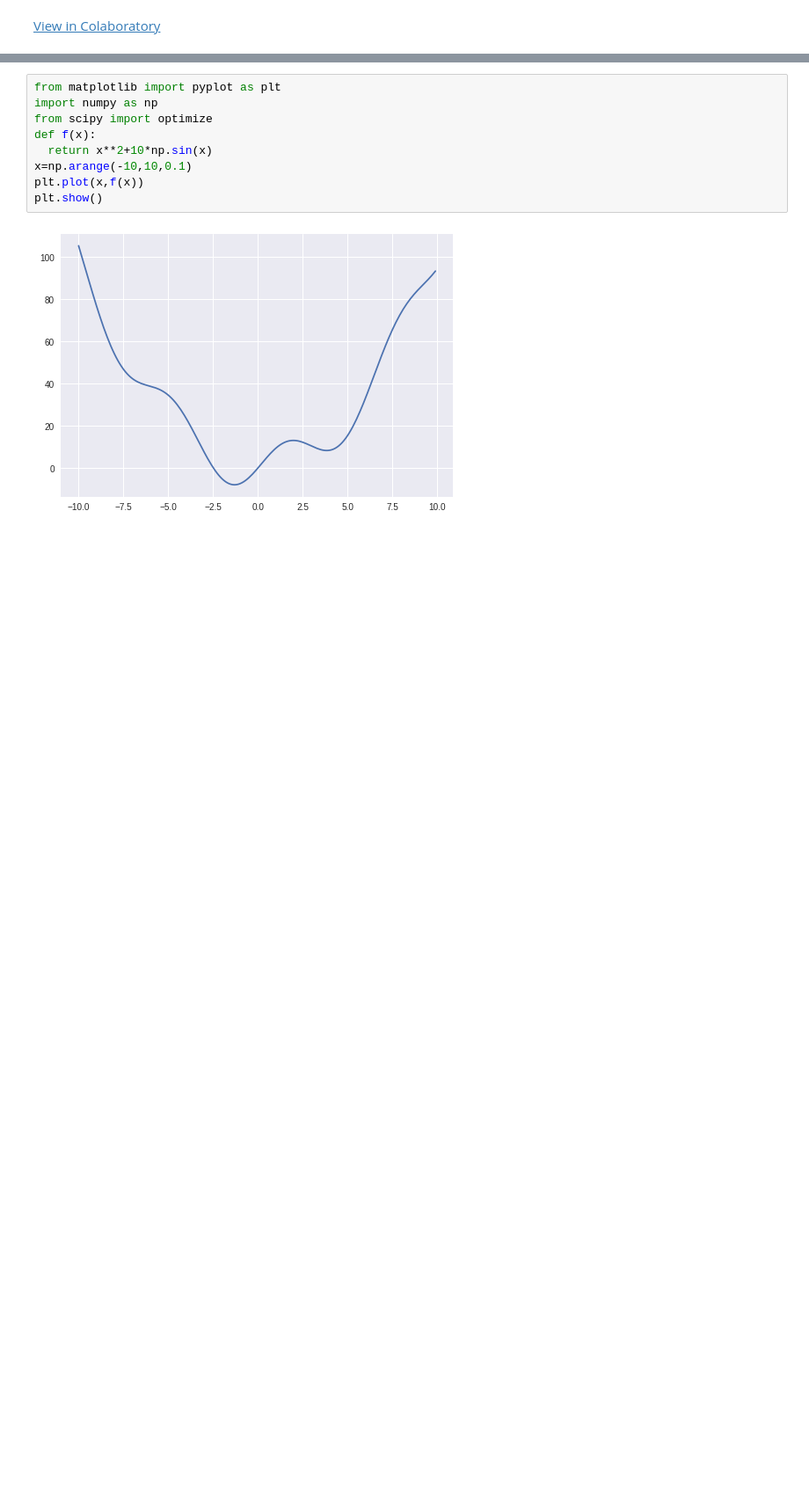
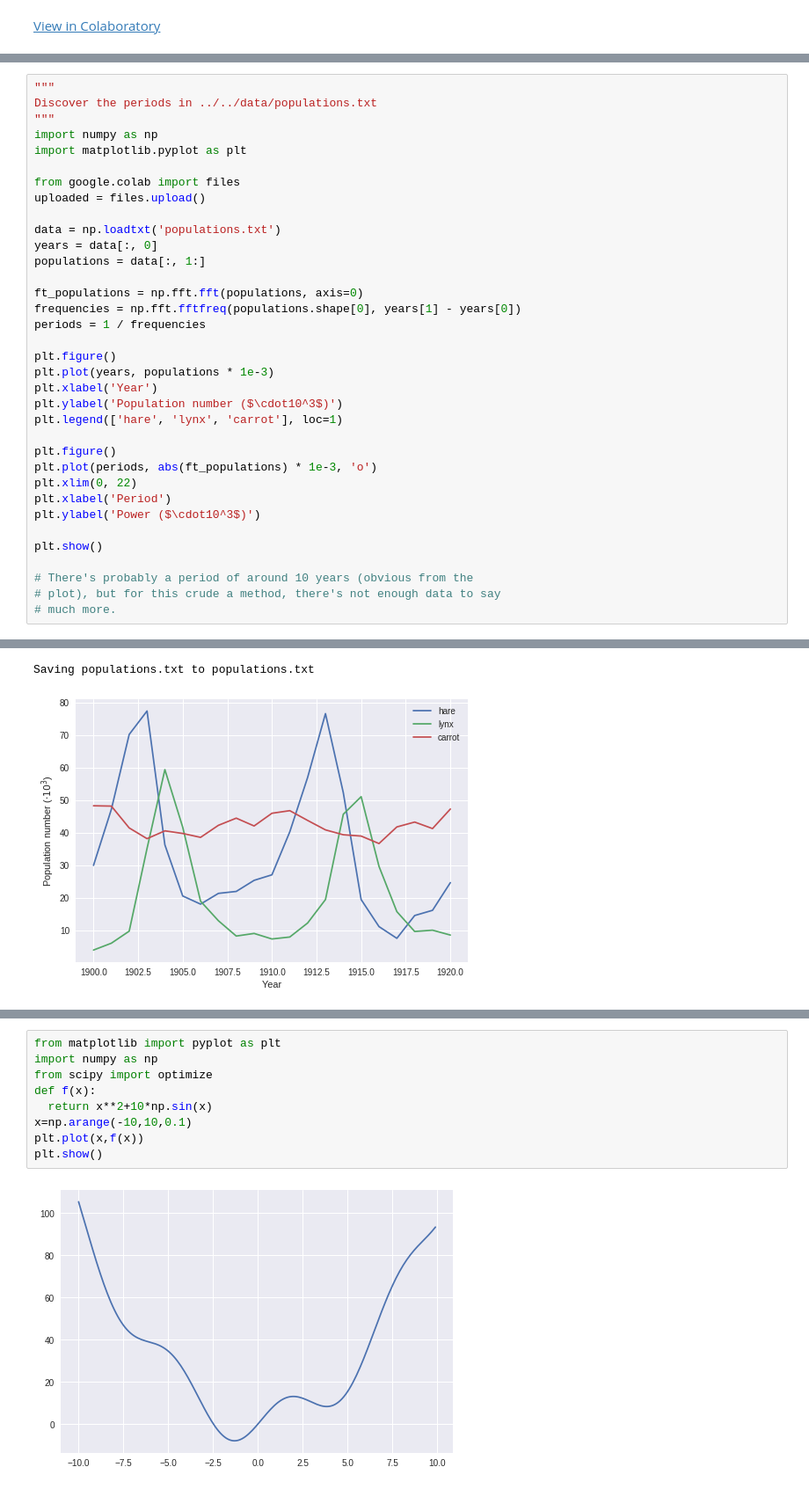
Before and after one commit to kintarou/django-starter, a Jupyter notebook: scipy_sample.ipynb, the cells around one changed output, grey strips where cells are left out. Shown: that part at 88% size. Drawn from its saved outputs; the diff is of its cells as text; blank space fills up the shorter version.

```diff
--- a/scipy_sample.ipynb
+++ b/scipy_sample.ipynb
@@ -2,0 +162,36 @@
+# %%
+"""
+Discover the periods in ../../data/populations.txt
+"""
+import numpy as np
+import matplotlib.pyplot as plt
+
+from google.colab import files
+uploaded = files.upload()
+
+data = np.loadtxt('populations.txt')
+years = data[:, 0]
+populations = data[:, 1:]
+
+ft_populations = np.fft.fft(populations, axis=0)
+frequencies = np.fft.fftfreq(populations.shape[0], years[1] - years[0])
+periods = 1 / frequencies
+
+plt.figure()
+plt.plot(years, populations * 1e-3)
+plt.xlabel('Year')
+plt.ylabel('Population number ($\cdot10^3$)')
+plt.legend(['hare', 'lynx', 'carrot'], loc=1)
+
+plt.figure()
+plt.plot(periods, abs(ft_populations) * 1e-3, 'o')
+plt.xlim(0, 22)
+plt.xlabel('Period')
+plt.ylabel('Power ($\cdot10^3$)')
+
+plt.show()
+
+# There's probably a period of around 10 years (obvious from the
+# plot), but for this crude a method, there's not enough data to say
+# much more.
+# %% [output]
@@ -2,0 +199,2 @@
+Saving populations.txt to populations.txt
+[figure, added]
```
Also changed, not shown: parts of 24 cells of this notebook.
